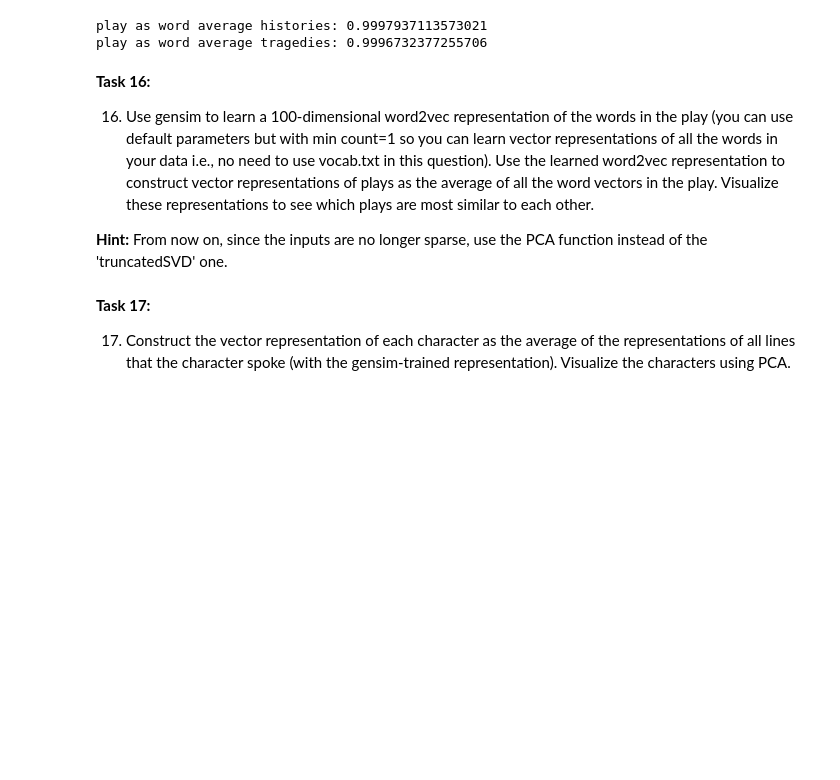
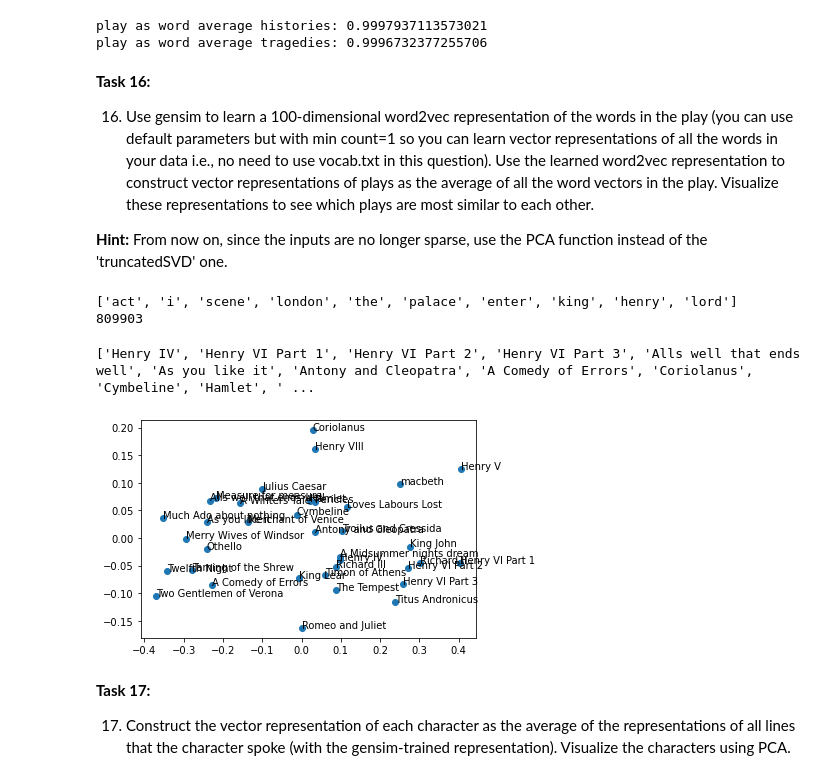
Before and after one commit to jchou03/Natural-Language-Processing, a Jupyter notebook: PA4/PA4_Jared_Chou.ipynb, the cells around one changed output. Drawn from its saved outputs; the diff is of its cells as text; code cells hidden in the pictures; blank space fills up the shorter version.

Commit message:
visualization of plays similar to each other

```diff
--- a/PA4/PA4_Jared_Chou.ipynb
+++ b/PA4/PA4_Jared_Chou.ipynb
@@ -420,9 +402,11 @@ def loadPlaysFromCSV(filePath):
 
   plays = df.loc[:, "play"].tolist()
   lines = df.loc[:,"line"].tolist()
+  characters = df.loc[:,"speaker"].tolist()
 #   print(df)
-  play_dict = {}
-  play_sents = {}
+  play_dict = {} # key: play name | val: one massive string containing all the words in the play
+  play_sents = {} # key: play name| val: a list containing every sentence in the play
+  char_lines = {} # key: char_name | val: a list containing every line they have
 
   # print(df.loc[:,"line"].tolist()[:10])
 
@@ -726,3 +656,14 @@ use vocab.txt in this question). Use the learned word2vec representation to cons
 the average of all the word vectors in the play. Visualize these representations to see which plays are most similar to each other.
 
 **Hint:** From now on, since the inputs are no longer sparse, use the PCA function instead of the 'truncatedSVD' one.
+# %%
+# assemble the tokenized text
+tokenized_words = []
+for play_words in plays.values():
+    tokenized_words.extend(play_words.split())
+
+print(tokenized_words[:10])
+print(len(tokenized_words))
+# %% [output]
+['act', 'i', 'scene', 'london', 'the', 'palace', 'enter', 'king', 'henry', 'lord']
+809903
@@ -729,3 +680,43 @@ the average of all the word vectors in the play. Visualize these representations
+# %%
+# average it by play
+
+def calculate_avg_play_vector(model, play_doc):
+  avg_vec = [0] * 100
+  count = 0
+  for sent in play_doc.sents:
+    for token in sent:
+      if(model.wv.__contains__(token.text)):
+        count += 1
+        word_vec = model.wv[token.text]
+        for i in range(100):
+          avg_vec[i] += word_vec[i]
+  for i, val in enumerate(avg_vec):
+    if(count != 0):
+      avg_vec[i] = val/count
+  return avg_vec
+
+avg_vector_for_plays = []
+for play_text in plays.values():
+  play_doc = nlp(play_text)
+  avg_vector_for_plays.append(calculate_avg_play_vector(model, play_doc))
+
+# print(avg_vector_for_plays[:10])
+# %%
+# PCA projection
+from sklearn.decomposition import PCA
+
+pca = PCA(n_components=2)
+result = pca.fit_transform(avg_vector_for_plays)
+# create a scatter plot of the projection
+pyplot.scatter(result[:, 0], result[:, 1])
+play_names = list(plays.keys())
+print(play_names)
+for i, play in enumerate(play_names):
+    pyplot.annotate(play, xy=(result[i, 0], result[i, 1]))
+pyplot.show()
+# %% [output]
+['Henry IV', 'Henry VI Part 1', 'Henry VI Part 2', 'Henry VI Part 3', 'Alls well that ends well', 'As you like it', 'Antony and Cleopatra', 'A Comedy of Errors', 'Coriolanus', 'Cymbeline', 'Hamlet', ' ...
+[figure, added]
 # %%
 # Your results should look similar to this:
 # %% [markdown]
```
Also changed, not shown: parts of 10 cells of this notebook.
